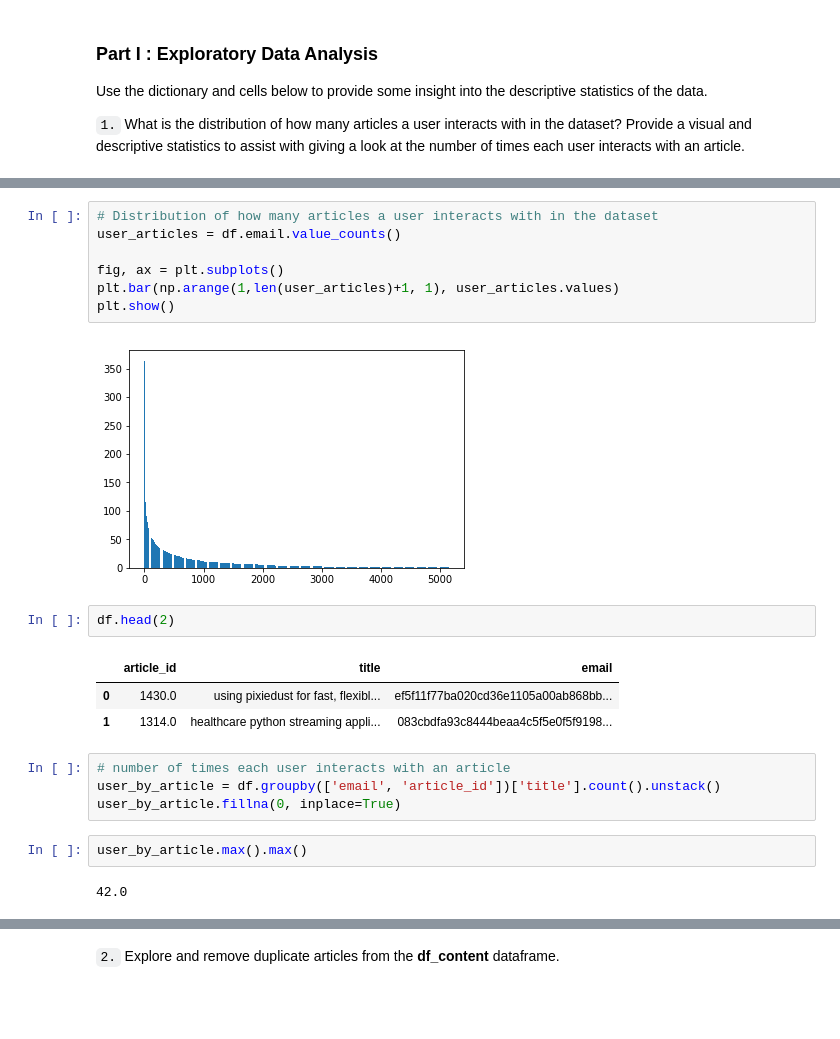
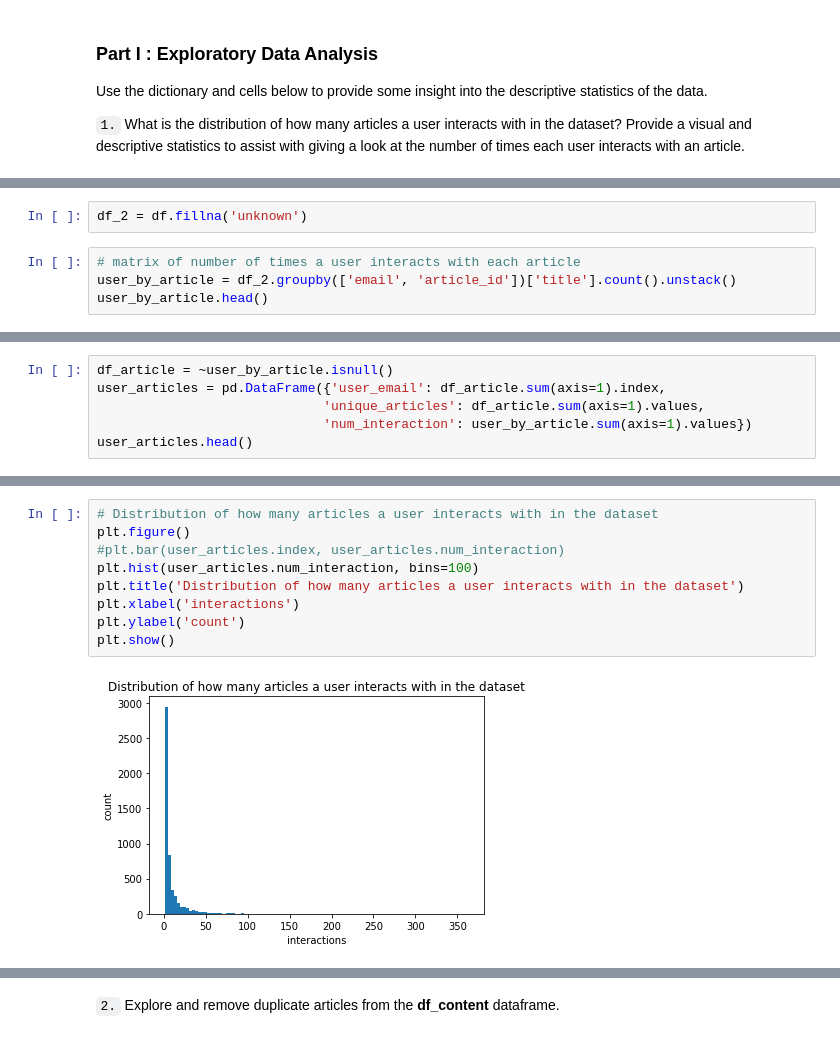
Before and after one commit to Jaouadeddadsi/Recommendations-Engines-with-IBM, a Jupyter notebook: Recommendations_with_IBM.ipynb, the cells around one changed output, grey strips where cells are left out. Drawn from its saved outputs; the diff is of its cells as text; blank space fills up the shorter version.

Commit message:
feat: Finish the data exploration

```diff
--- a/Recommendations_with_IBM.ipynb
+++ b/Recommendations_with_IBM.ipynb
@@ -59,0 +69,6 @@ Use the dictionary and cells below to provide some insight into the descriptive
+# %%
+df_2 = df.fillna('unknown')
+# %%
+# matrix of number of times a user interacts with each article
+user_by_article = df_2.groupby(['email', 'article_id'])['title'].count().unstack()
+user_by_article.head()
@@ -59,0 +84,6 @@ Use the dictionary and cells below to provide some insight into the descriptive
+# %%
+df_article = ~user_by_article.isnull()
+user_articles = pd.DataFrame({'user_email': df_article.sum(axis=1).index,
+                             'unique_articles': df_article.sum(axis=1).values,
+                             'num_interaction': user_by_article.sum(axis=1).values})
+user_articles.head()
@@ -60,23 +97,11 @@ Use the dictionary and cells below to provide some insight into the descriptive
 # %%
 # Distribution of how many articles a user interacts with in the dataset
-user_articles = df.email.value_counts()
-
-fig, ax = plt.subplots()
-plt.bar(np.arange(1,len(user_articles)+1, 1), user_articles.values)
+plt.figure()
+#plt.bar(user_articles.index, user_articles.num_interaction)
+plt.hist(user_articles.num_interaction, bins=100)
+plt.title('Distribution of how many articles a user interacts with in the dataset')
+plt.xlabel('interactions')
+plt.ylabel('count')
 plt.show()
 # %% [output]
-[figure, old version]
+[figure, new version]
-# %%
-df.head(2)
-# %% [output]
-|  | article_id | title | email |
-| 0 | 1430.0 | using pixiedust for fast, flexibl... | ef5f11f77ba020cd36e1105a00ab868bb... |
-| 1 | 1314.0 | healthcare python streaming appli... | 083cbdfa93c8444beaa4c5f5e0f5f9198... |
-# %%
-# number of times each user interacts with an article
-user_by_article = df.groupby(['email', 'article_id'])['title'].count().unstack()
-user_by_article.fillna(0, inplace=True)
-# %%
-user_by_article.max().max()
-# %% [output]
-42.0
```
Also changed, not shown: parts of 24 cells of this notebook.
